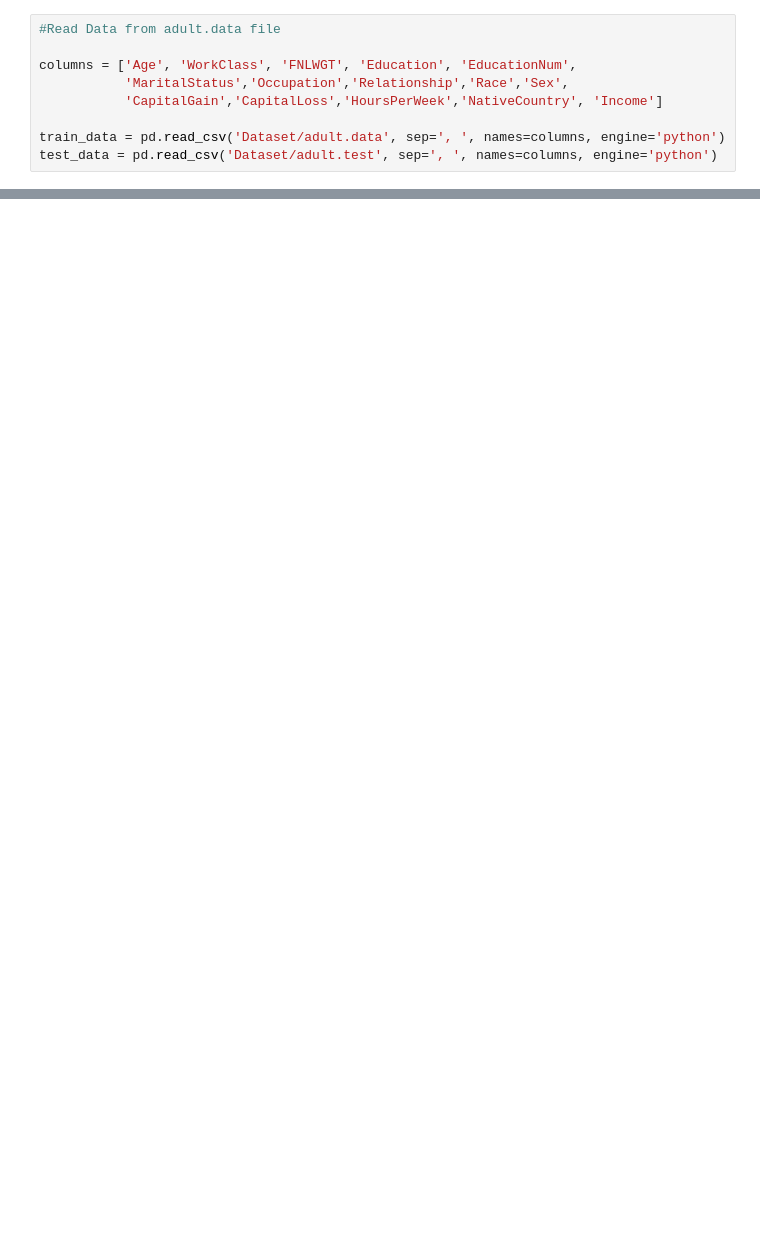
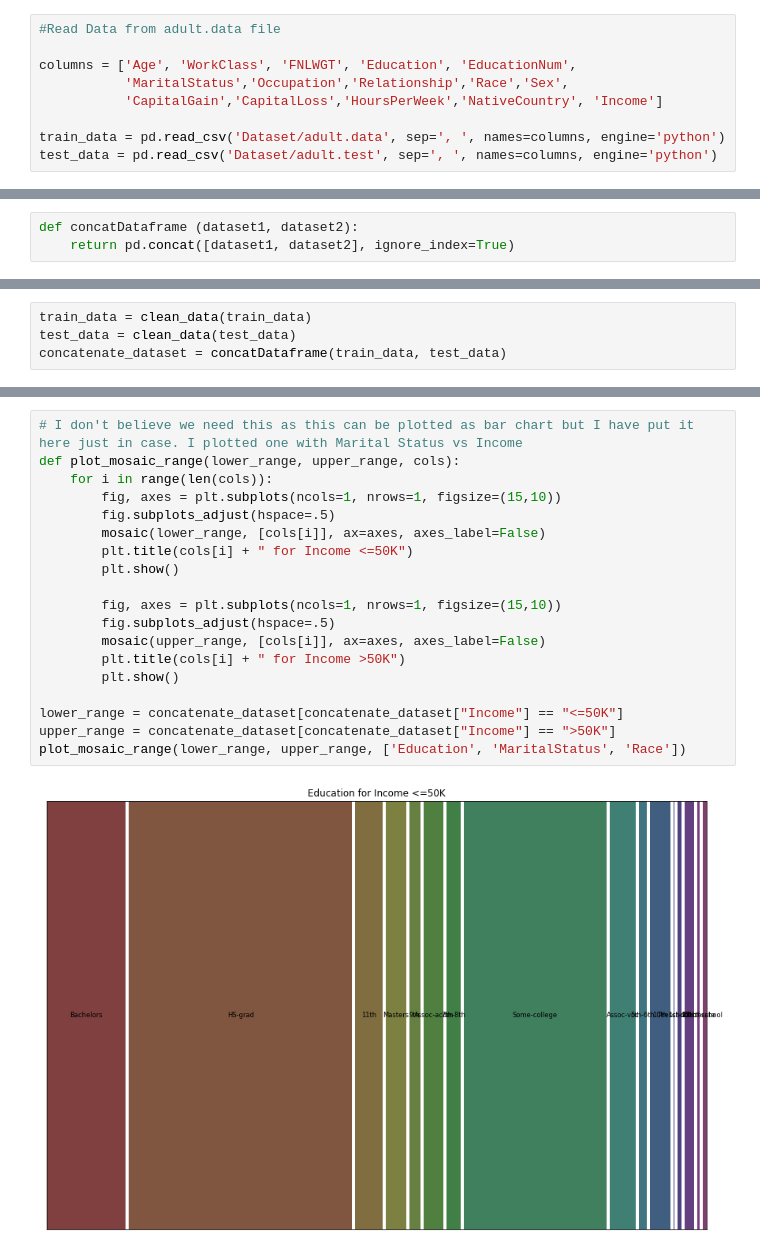
Before and after one commit to Abhik91/CSE578-Data-Visualization, a Jupyter notebook: IncomeAnalysis.ipynb, the cells around one changed output, grey strips where cells are left out. Drawn from its saved outputs; the diff is of its cells as text; blank space fills up the shorter version.

```diff
--- a/IncomeAnalysis.ipynb
+++ b/IncomeAnalysis.ipynb
@@ -78,0 +44,3 @@ After Cleaning, number of rows: 15061
+# %%
+def concatDataframe (dataset1, dataset2):
+    return pd.concat([dataset1, dataset2], ignore_index=True)
@@ -78,0 +125,4 @@ After Cleaning, number of rows: 15061
+# %%
+train_data = clean_data(train_data)
+test_data = clean_data(test_data)
+concatenate_dataset = concatDataframe(train_data, test_data)
@@ -78,0 +194,21 @@ After Cleaning, number of rows: 15061
+# %%
+# I don't believe we need this as this can be plotted as bar chart but I have put it here just in case. I plotted one with Marital Status vs Income
+def plot_mosaic_range(lower_range, upper_range, cols):
+    for i in range(len(cols)):
+        fig, axes = plt.subplots(ncols=1, nrows=1, figsize=(15,10))
+        fig.subplots_adjust(hspace=.5)
+        mosaic(lower_range, [cols[i]], ax=axes, axes_label=False)
+        plt.title(cols[i] + " for Income <=50K")
+        plt.show()
+
+        fig, axes = plt.subplots(ncols=1, nrows=1, figsize=(15,10))
+        fig.subplots_adjust(hspace=.5)
+        mosaic(upper_range, [cols[i]], ax=axes, axes_label=False)
+        plt.title(cols[i] + " for Income >50K")
+        plt.show()
+
+lower_range = concatenate_dataset[concatenate_dataset["Income"] == "<=50K"]
+upper_range = concatenate_dataset[concatenate_dataset["Income"] == ">50K"]
+plot_mosaic_range(lower_range, upper_range, ['Education', 'MaritalStatus', 'Race'])
+# %% [output]
+[figure, added]
```
Also changed, not shown: parts of 20 cells of this notebook.
